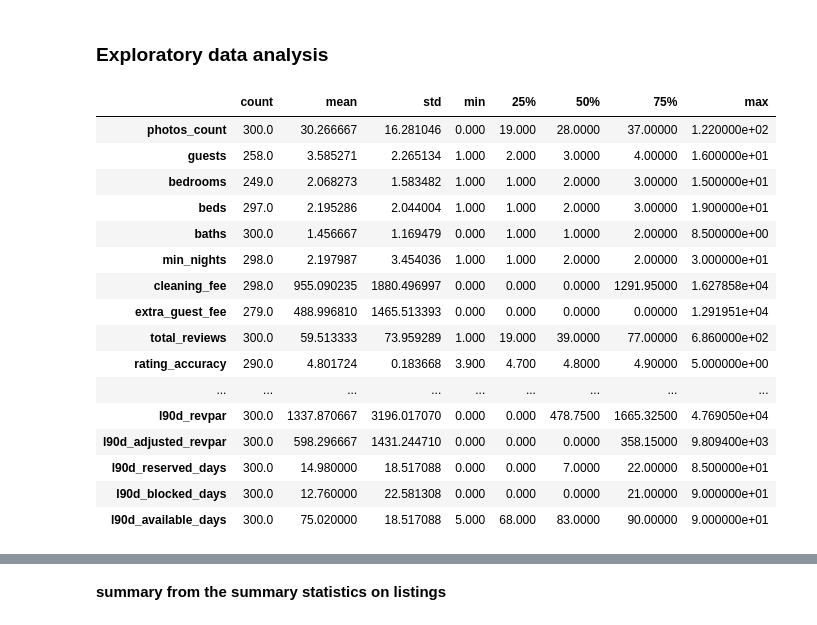
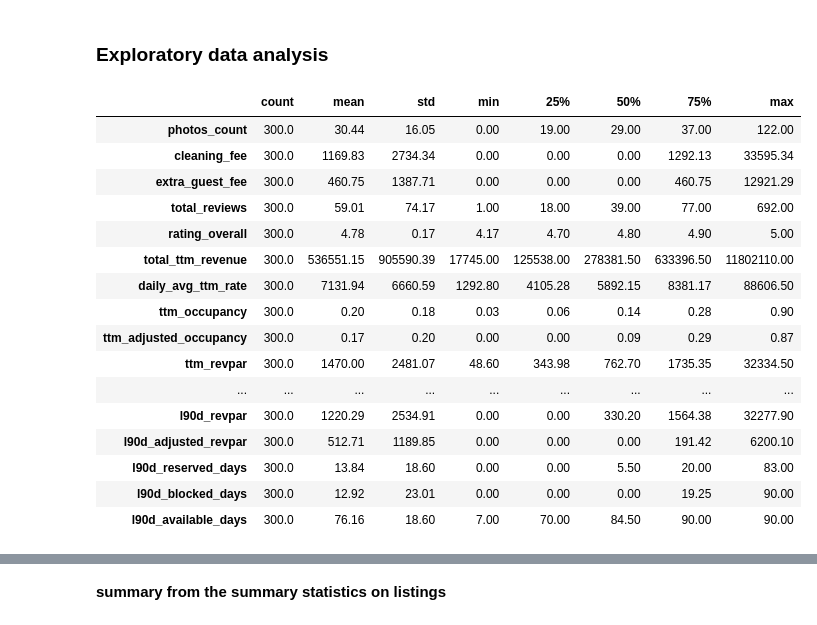
Before and after one commit to Morris-mk/Nairobi_AirbnbMarket_Overview_and-_InvestmentAnalysis, a Jupyter notebook: Airbnb_analysis.ipynb, the cells around one changed output, grey strips where cells are left out. Cells and saved outputs as stored; diff of their text form; code cells hidden in the pictures.

```diff
--- a/Airbnb_analysis.ipynb
+++ b/Airbnb_analysis.ipynb
@@ -6,14 +15,16 @@
 import pandas as pd
 import numpy as np
 import matplotlib.pyplot as plt
-plt.style.use('ggplot')
 import seaborn as sns
+sns.set_style('darkgrid')
+from sklearn.impute import SimpleImputer # to deal with missing values
+
 
 # load df_listings with information about properties listed
-df_listings = pd.read_csv(r'https://github.com/Morris-mk/Nairobi_AirbnbMarket_Overview_and-_InvestmentAnalysis/raw/refs/heads/main/data/listings_raw_data.csv')
+df_listings = pd.read_csv(r'C:\Users\Morinyo Baddestman\Documents\AirbnbNairobi\data\listings_raw_data.csv')
 
 # load df_calendar with information on occupancy of the Airbnbs
-df_calendar =pd.read_csv(r'https://github.com/Morris-mk/Nairobi_AirbnbMarket_Overview_and-_InvestmentAnalysis/raw/refs/heads/main/data/past_calendar_rates_raw_data.csv')
+df_calendar =pd.read_csv(r'C:\Users\Morinyo Baddestman\Documents\AirbnbNairobi\data\past_calendar_rates_raw_data.csv')
 # %%
 print(df_listings.shape)
 df_listings.head()
@@ -122,9 +117,10 @@ df_listings.loc[:, 'cleaning_fee'] = round(df_listings['cleaning_fee'] * rate, 2
 df_listings.loc[:, 'extra_guest_fee'] = round(df_listings['extra_guest_fee'] * rate, 2)
 
     # drop some irrelevant columns and columns in USD currency
-df_listings.drop(columns = ['cover_photo_url' ,'rating_overall','ttm_revenue', 'ttm_avg_rate','ttm_revpar', 'ttm_adjusted_revpar', 'l90d_revenue',
-                           'l90d_avg_rate', 'l90d_revpar', 'l90d_adjusted_revpar','currency' ], inplace=True)
+df_listings.drop(columns = ['cover_photo_url' ,'registration','rating_accuracy', 'rating_checkin','rating_cleanliness','rating_communication',
+                            'rating_location','rating_value','ttm_revenue', 'ttm_avg_rate','ttm_revpar', 'ttm_adjusted_revpar', 'l90d_revenue',
+                           'l90d_avg_rate', 'ttm_total_days', 'l90d_total_days','l90d_revpar', 'l90d_adjusted_revpar','currency' ], inplace=True)
 
     # Check remaining missing values
-df_listings.head()
+df_listings.shape
 # %% [output]
@@ -152,0 +136,17 @@ df_listings.head()
+# %%
+# select features with missing values
+discrete_cols = ['guests', 'bedrooms', 'beds', 'baths', 'instant_book', 'professional_management', 'min_nights']
+continous_cols = ['cleaning_fee', 'extra_guest_fee', 'rating_overall']
+
+# import imputer class and fill in missing values
+imputer_d = SimpleImputer(strategy="most_frequent", copy=False)
+imputer_c = SimpleImputer(strategy="mean", copy=False)
+
+df_listings[discrete_cols] = imputer_d.fit_transform(df_listings[discrete_cols])
+df_listings[continous_cols] = imputer_c.fit_transform(df_listings[continous_cols])
+
+# fill in missing value in 'host_name' feature with 'missing' as the place_holder
+df_listings.host_name.fillna('missing', inplace=True)
+
+# confirm there are no missing values
+df_listings.isna().sum()
@@ -167,27 +232,28 @@ df_calendar.head(2)
 # %%
 # identify the number unique samples in each feature
 df_listings.nunique()
 
+# define columns to exclude
+no = ['listing_id', 'host_id','latitude', 'longitude', 'instant_book', 'professional_management', 'min_nights']
+
 # summary stats for numerical features
-df_listings.drop(columns =['ttm_total_days', 'l90d_total_days','registration'], inplace=True)
-no = ['listing_id', 'host_id','latitude', 'longitude']
 num_cols = [col for col in df_listings.select_dtypes(exclude= ['object','bool']) if col not in no ]
-df_listings[num_cols].describe().T
+df_listings[num_cols].describe().T.round(2)
 # %% [output]
 |  | count | mean | std | min | 25% | 50% | 75% | max |
-| photos_count | 300.0 | 30.266667 | 16.281046 | 0.000 | 19.000 | 28.0000 | 37.00000 | 1.220000e+02 |
-| guests | 258.0 | 3.585271 | 2.265134 | 1.000 | 2.000 | 3.0000 | 4.00000 | 1.600000e+01 |
-| bedrooms | 249.0 | 2.068273 | 1.583482 | 1.000 | 1.000 | 2.0000 | 3.00000 | 1.500000e+01 |
-| beds | 297.0 | 2.195286 | 2.044004 | 1.000 | 1.000 | 2.0000 | 3.00000 | 1.900000e+01 |
-| baths | 300.0 | 1.456667 | 1.169479 | 0.000 | 1.000 | 1.0000 | 2.00000 | 8.500000e+00 |
-| min_nights | 298.0 | 2.197987 | 3.454036 | 1.000 | 1.000 | 2.0000 | 2.00000 | 3.000000e+01 |
-| cleaning_fee | 298.0 | 955.090235 | 1880.496997 | 0.000 | 0.000 | 0.0000 | 1291.95000 | 1.627858e+04 |
-| extra_guest_fee | 279.0 | 488.996810 | 1465.513393 | 0.000 | 0.000 | 0.0000 | 0.00000 | 1.291951e+04 |
-| total_reviews | 300.0 | 59.513333 | 73.959289 | 1.000 | 19.000 | 39.0000 | 77.00000 | 6.860000e+02 |
-| rating_accuracy | 290.0 | 4.801724 | 0.183668 | 3.900 | 4.700 | 4.8000 | 4.90000 | 5.000000e+00 |
+| photos_count | 300.0 | 30.44 | 16.05 | 0.00 | 19.00 | 29.00 | 37.00 | 122.00 |
+| cleaning_fee | 300.0 | 1169.83 | 2734.34 | 0.00 | 0.00 | 0.00 | 1292.13 | 33595.34 |
+| extra_guest_fee | 300.0 | 460.75 | 1387.71 | 0.00 | 0.00 | 0.00 | 460.75 | 12921.29 |
+| total_reviews | 300.0 | 59.01 | 74.17 | 1.00 | 18.00 | 39.00 | 77.00 | 692.00 |
+| rating_overall | 300.0 | 4.78 | 0.17 | 4.17 | 4.70 | 4.80 | 4.90 | 5.00 |
+| total_ttm_revenue | 300.0 | 536551.15 | 905590.39 | 17745.00 | 125538.00 | 278381.50 | 633396.50 | 11802110.00 |
+| daily_avg_ttm_rate | 300.0 | 7131.94 | 6660.59 | 1292.80 | 4105.28 | 5892.15 | 8381.17 | 88606.50 |
+| ttm_occupancy | 300.0 | 0.20 | 0.18 | 0.03 | 0.06 | 0.14 | 0.28 | 0.90 |
+| ttm_adjusted_occupancy | 300.0 | 0.17 | 0.20 | 0.00 | 0.00 | 0.09 | 0.29 | 0.87 |
+| ttm_revpar | 300.0 | 1470.00 | 2481.07 | 48.60 | 343.98 | 762.70 | 1735.35 | 32334.50 |
 | ... | ... | ... | ... | ... | ... | ... | ... | ... |
-| l90d_revpar | 300.0 | 1337.870667 | 3196.017070 | 0.000 | 0.000 | 478.7500 | 1665.32500 | 4.769050e+04 |
-| l90d_adjusted_revpar | 300.0 | 598.296667 | 1431.244710 | 0.000 | 0.000 | 0.0000 | 358.15000 | 9.809400e+03 |
-| l90d_reserved_days | 300.0 | 14.980000 | 18.517088 | 0.000 | 0.000 | 7.0000 | 22.00000 | 8.500000e+01 |
-| l90d_blocked_days | 300.0 | 12.760000 | 22.581308 | 0.000 | 0.000 | 0.0000 | 21.00000 | 9.000000e+01 |
-| l90d_available_days | 300.0 | 75.020000 | 18.517088 | 5.000 | 68.000 | 83.0000 | 90.00000 | 9.000000e+01 |
+| l90d_revpar | 300.0 | 1220.29 | 2534.91 | 0.00 | 0.00 | 330.20 | 1564.38 | 32277.90 |
+| l90d_adjusted_revpar | 300.0 | 512.71 | 1189.85 | 0.00 | 0.00 | 0.00 | 191.42 | 6200.10 |
+| l90d_reserved_days | 300.0 | 13.84 | 18.60 | 0.00 | 0.00 | 5.50 | 20.00 | 83.00 |
+| l90d_blocked_days | 300.0 | 12.92 | 23.01 | 0.00 | 0.00 | 0.00 | 19.25 | 90.00 |
+| l90d_available_days | 300.0 | 76.16 | 18.60 | 7.00 | 70.00 | 84.50 | 90.00 | 90.00 |
```
Also changed, not shown: parts of 50 cells of this notebook, 4 other files.
